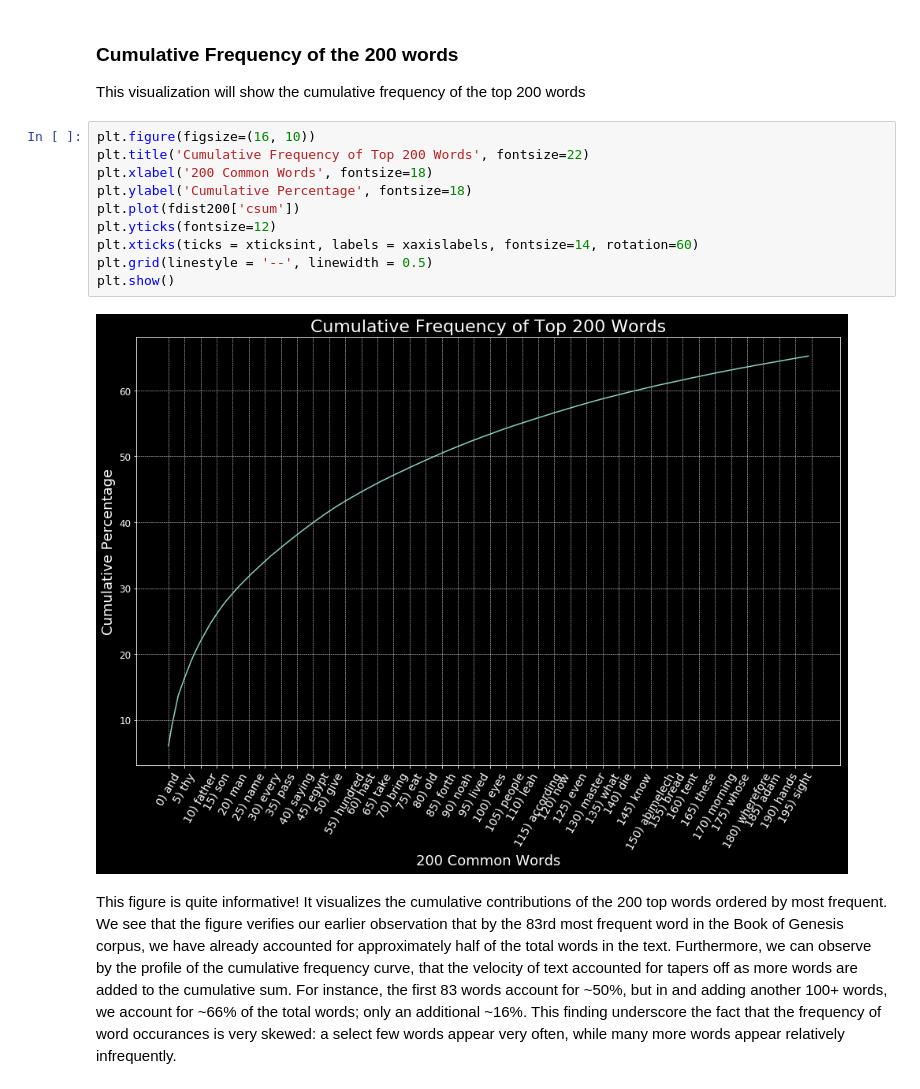
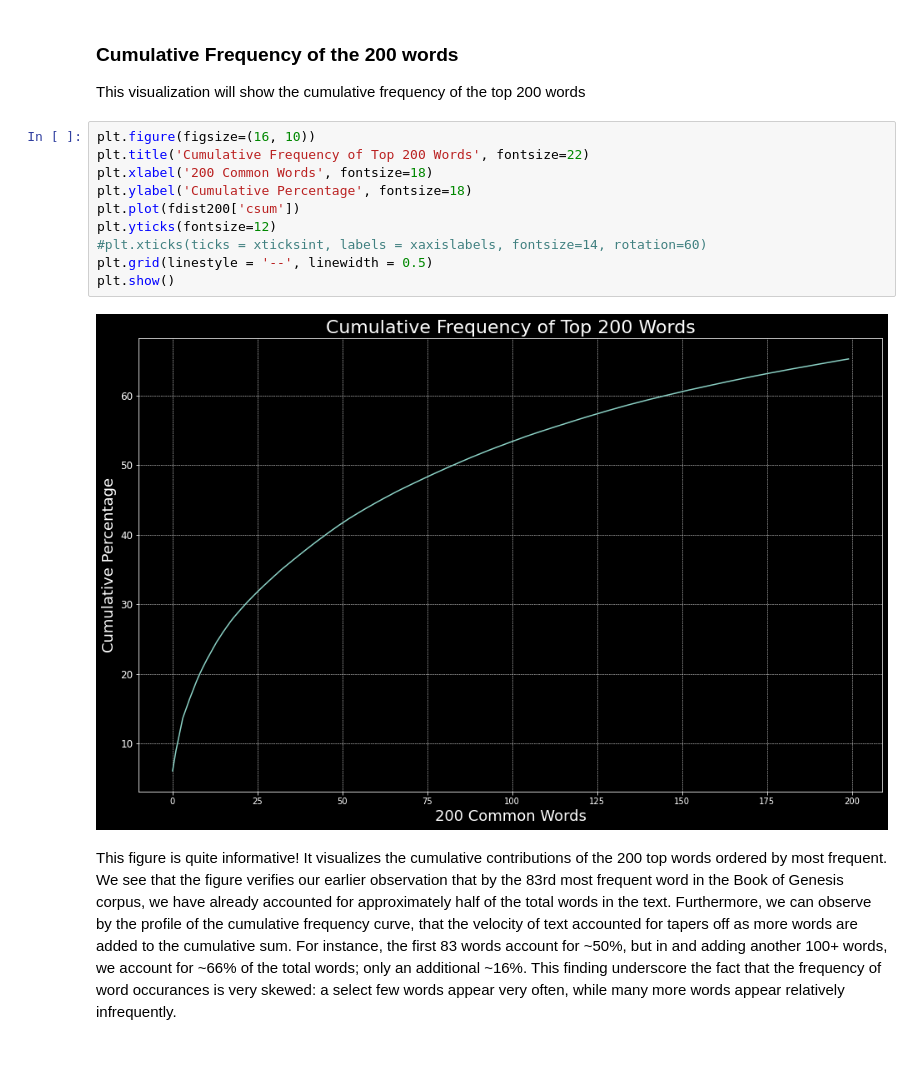
Before and after one commit to LovinSpoonful/DATA620_Week8, a Jupyter notebook: Week8.ipynb, the cells around one changed output. Drawn from its saved outputs; the diff is of its cells as text; blank space fills up the shorter version.

```diff
--- a/Week8.ipynb
+++ b/Week8.ipynb
@@ -177,15 +214,15 @@ This visualization will show the cumulative frequency of the top 200 words
 # %%
 plt.figure(figsize=(16, 10))
 plt.title('Cumulative Frequency of Top 200 Words', fontsize=22)
 plt.xlabel('200 Common Words', fontsize=18)
 plt.ylabel('Cumulative Percentage', fontsize=18)
 plt.plot(fdist200['csum'])
 plt.yticks(fontsize=12)
-plt.xticks(ticks = xticksint, labels = xaxislabels, fontsize=14, rotation=60)
+#plt.xticks(ticks = xticksint, labels = xaxislabels, fontsize=14, rotation=60)
 plt.grid(linestyle = '--', linewidth = 0.5)
 plt.show()
 # %% [output]
-[figure, old version]
+[figure, new version]
 # %% [markdown]
 This figure is quite informative! It visualizes the cumulative contributions of the 200 top words ordered by most frequent. We see that the figure verifies our earlier observation that by the 83rd most frequent word in the Book of Genesis corpus, we have already accounted for approximately half of the total words in the text. Furthermore, we can observe by the profile of the cumulative frequency curve, that the velocity of text accounted for tapers off as more words are added to the cumulative sum. For instance, the first 83 words account for ~50%, but in and adding another 100+ words, we account for ~66% of the total words; only an additional ~16%. This finding underscore the fact that the frequency of word occurances is very skewed: a select few words appear very often, while many more words appear relatively infrequently.
 # %% [markdown]
```
Also changed, not shown: parts of 5 cells of this notebook, 4 other files.
